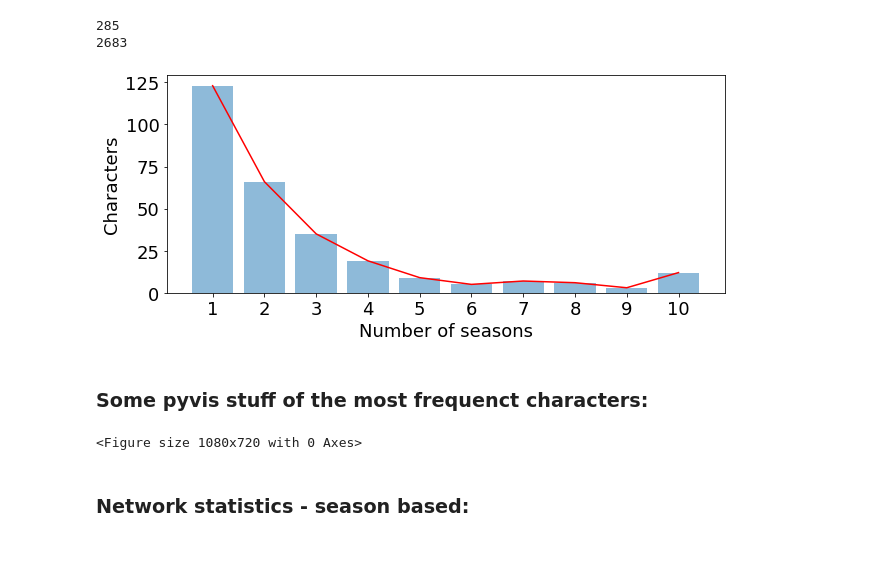
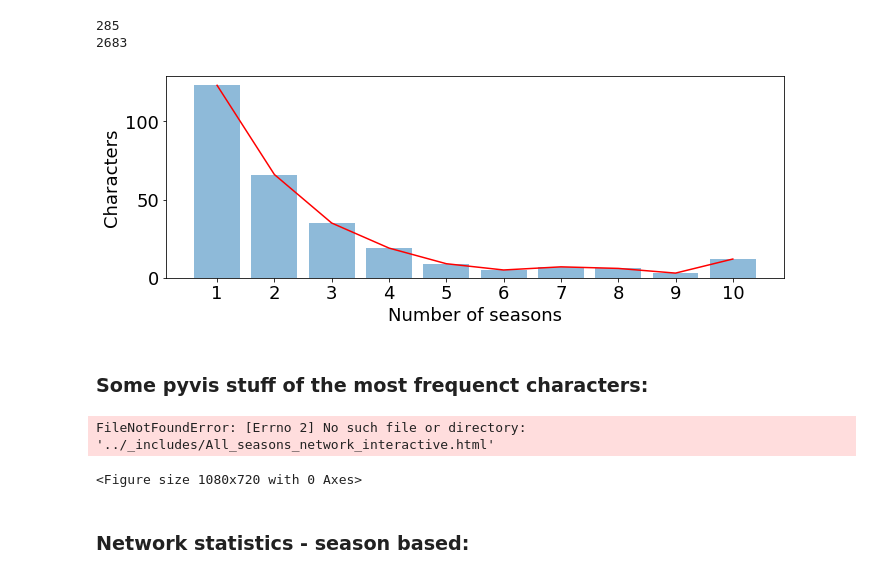
Before and after one commit to LunaHub/Friends_social_data_analysis_2019, a Jupyter notebook: Jupyter_notebook/Network_analysis.ipynb, the cells around one changed output. Cells and saved outputs as stored; diff of their text form; code cells hidden in the pictures; blank space fills up the shorter version.

Commit message:
figure update lu

```diff
--- a/Jupyter_notebook/Network_analysis.ipynb
+++ b/Jupyter_notebook/Network_analysis.ipynb
@@ -213,17 +213,18 @@ for node in G.nodes():
 # %%
 plt.figure(figsize=[10,4])
 freqDist = nltk.FreqDist(list(count_seasons.values()))
 xy = sorted(list(freqDist.items()), key=lambda kv: kv[0])
 x = [x for x,y in xy]
 y = [y for x,y in xy]
 plt.plot(x,y,color = 'red');
 plt.bar(x,y,alpha = 0.5);
 plt.xlabel('Number of seasons');
 plt.ylabel('Characters');
 plt.xticks(list(range(1,11)),list(range(1,11)));
+plt.tight_layout()
 plt.savefig('../figures/Number_of_char_appearing_in_each_season.png')
 # %% [output]
-[figure, old version]
+[figure, new version]
 # %%
 second_main = dict([(k,v) for k,v in count_seasons.items() if v > 7])
 # %% [markdown]
@@ -280,9 +281,10 @@ for edge in nxg.edges(data=True):
     G_plot.add_edge(edge[0], edge[1], weight=edge[2]['weight'],color='gray')
 
 # G_plot.show_buttons(filter_=['physics'])
-G_plot.save_graph("../figures/All_seasons_network_interactive.html")
+G_plot.save_graph("../_includes/All_seasons_network_interactive.html")
 # %% [output]
-<Figure size 1080x720 with 0 Axes>
+FileNotFoundError: [Errno 2] No such file or directory: '../_includes/All_seasons_network_interactive.html'
+<Figure size 1080x720 with 0 Axes>
 # %% [markdown]
 ### Network statistics - season based:
 # %%
```
Also changed, not shown: 2 other files.
